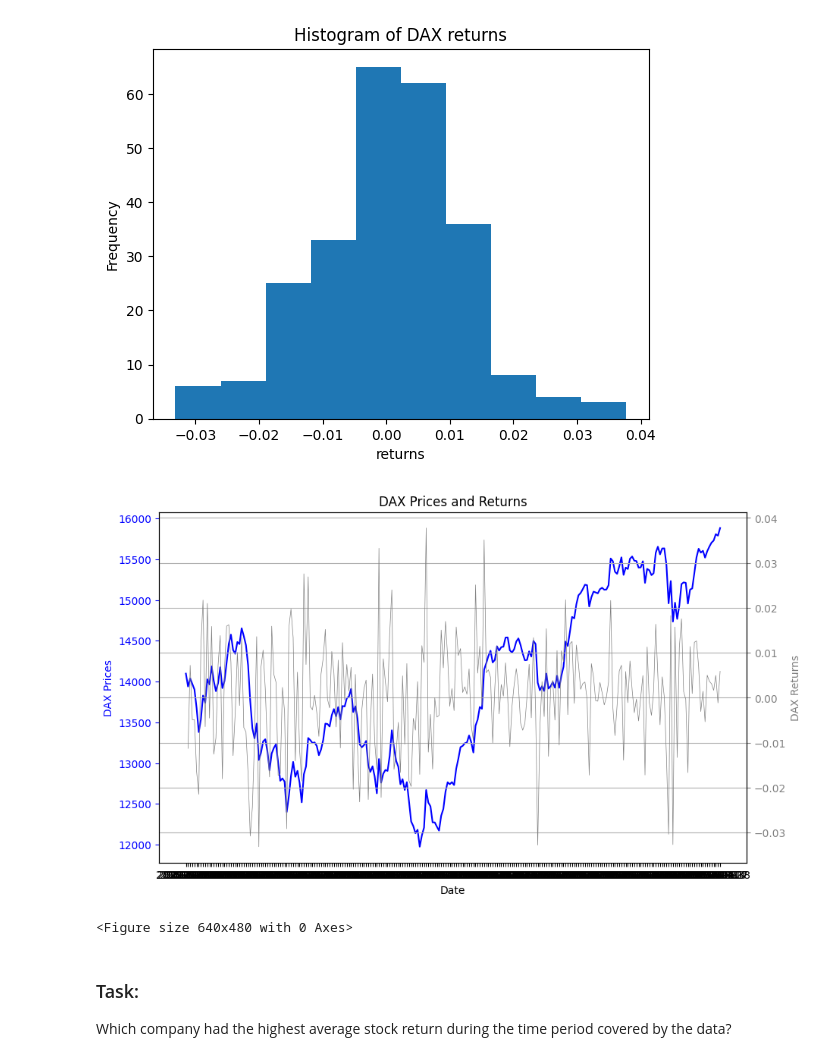
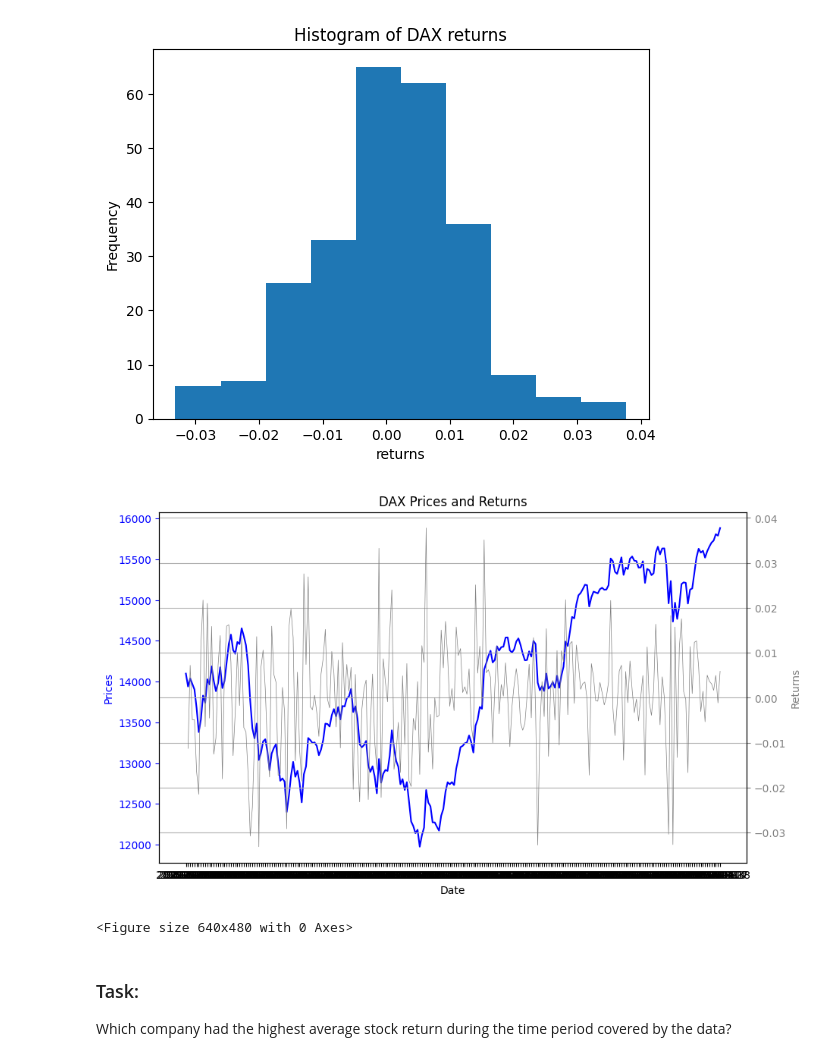
Before and after one commit to iwh-halle/fdap-2024-Big-Eric-Blip, a Jupyter notebook: homework/02/02_python.ipynb, the cells around one changed output. Drawn from its saved outputs; the diff is of its cells as text; code cells hidden in the pictures.

Commit message:
Small improvement of Price and Return graph

```diff
--- a/homework/02/02_python.ipynb
+++ b/homework/02/02_python.ipynb
@@ -188,23 +188,23 @@ plt.savefig('02_python_DAX_returns_histogram.png')
 # %%
 # Task 2: Plot prices and returns of DAX in one plot with two y-axes
 fig,ax1=plt.subplots(figsize=(10,6))
 
 ax1.plot(prices['.GDAXI'],color='b')
 ax1.set_xlabel('Date')
-ax1.set_ylabel('DAX Prices',color='b')
+ax1.set_ylabel('Prices',color='b')
 ax1.tick_params('y', colors='b')
 
 ax2 = ax1.twinx()
 ax2.plot(returns['.GDAXI'],color='grey',linewidth=0.5)
-ax2.set_ylabel('DAX Returns', color='grey')
+ax2.set_ylabel('Returns', color='grey')
 ax2.tick_params('y', colors='grey')
 
 plt.title('DAX Prices and Returns')
 plt.grid(True)
 plt.show()
 plt.savefig('02_python_DAX_prices_returns.png')
 # %% [output]
-[figure, old version]
+[figure, new version]
 <Figure size 640x480 with 0 Axes>
 # %% [markdown]
 ### Task:
```
